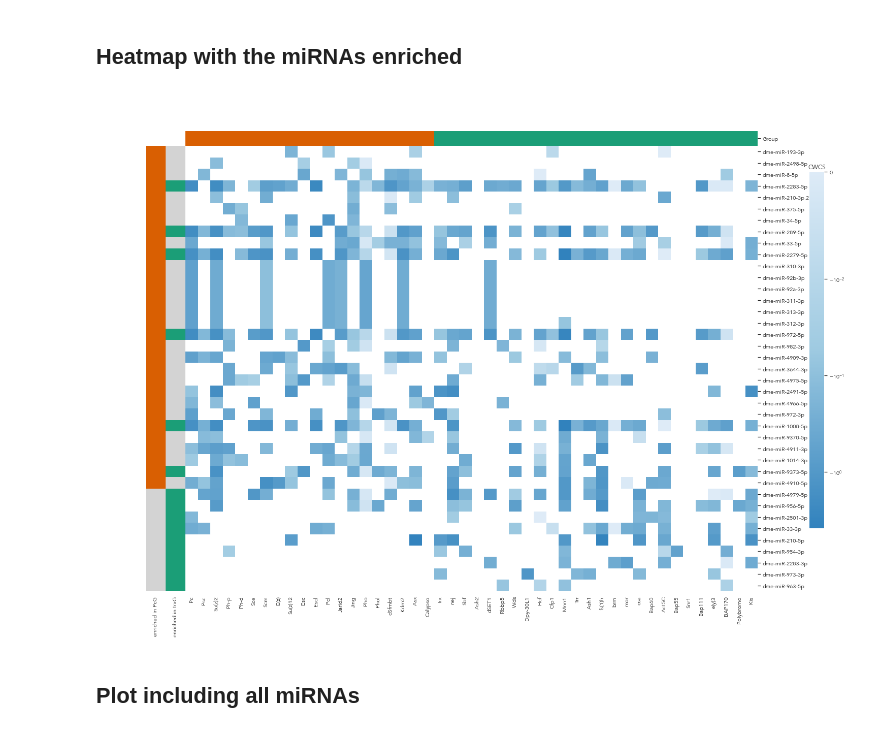
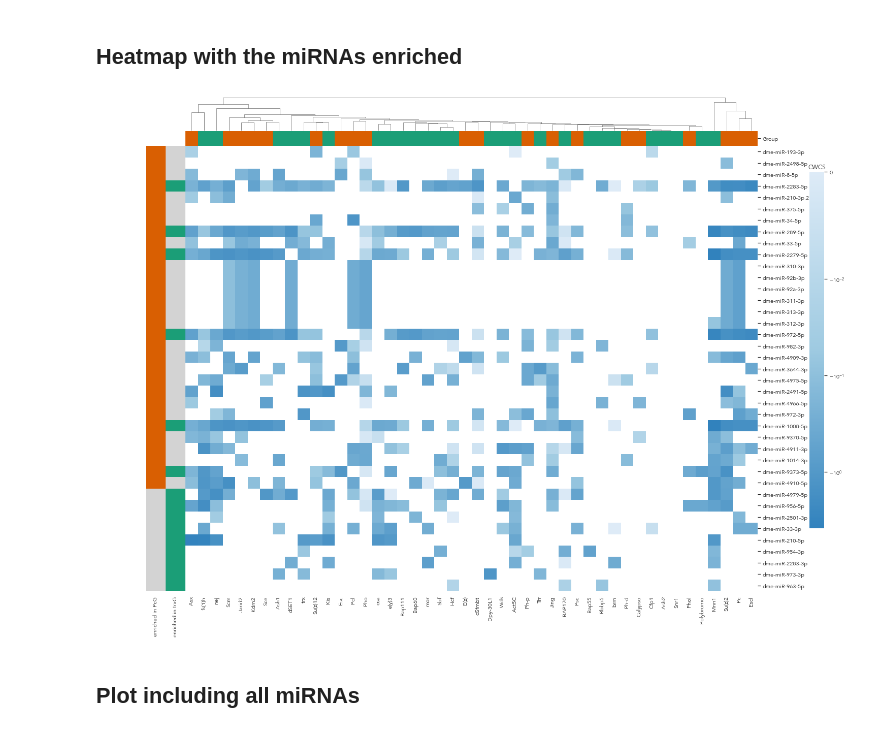
Before and after one commit to j-solor/Drosophila-miRNA-PcG-circuits, a Jupyter notebook: Analysis/Analysis.ipynb, the cells around one changed output. Cells and saved outputs as stored; diff of their text form; code cells hidden in the pictures.

```diff
--- a/Analysis/Analysis.ipynb
+++ b/Analysis/Analysis.ipynb
@@ -473,35 +473,35 @@ to_heatmap = to_heatmap.T
 # Clustermap
 from matplotlib.colors import SymLogNorm, Normalize
 mask = to_heatmap.isnull()
 clustermap = sns.clustermap(to_heatmap.fillna(0),
                             cmap = generalcmp.reversed(),
                             figsize=(20, 15),
                             row_colors = [colorcol_PcG, colorcol_trxG],
                             col_colors = Grouprow_colors,
                             row_cluster=False,
-                            col_cluster=False,
+                            col_cluster=True,
                             dendrogram_ratio=(.07, .07),
                             cbar_pos=(.98, #x
                                       .2, #y
                                       .02, #wide
                                       .65), #height
                             mask = mask,
                            norm=SymLogNorm(linthresh= 0.01))
 
 # Aesthetics
 ## labs and titles
 ax = clustermap.ax_heatmap
 ax.set_ylabel("")
 ax.set_xlabel("")
 clustermap.cax.set_title("CWCS", fontweight = "bold")
 clustermap.ax_row_colors.set_xticks([0.5, 1.5])
 clustermap.ax_row_colors.set_xticklabels(["enriched in PcG", "enriched in trxG"],rotation = 90)
 
 ## export
 plt.savefig("plots/figure_CWCS_circuits.png", dpi = 500, transparent = True, bbox_inches='tight')
 plt.show()
 # %% [output]
-[figure, old version]
+[figure, new version]
 # %% [markdown]
 ## Plot including all miRNAs
 # %%
```
Also changed, not shown: parts of 7 cells of this notebook.
